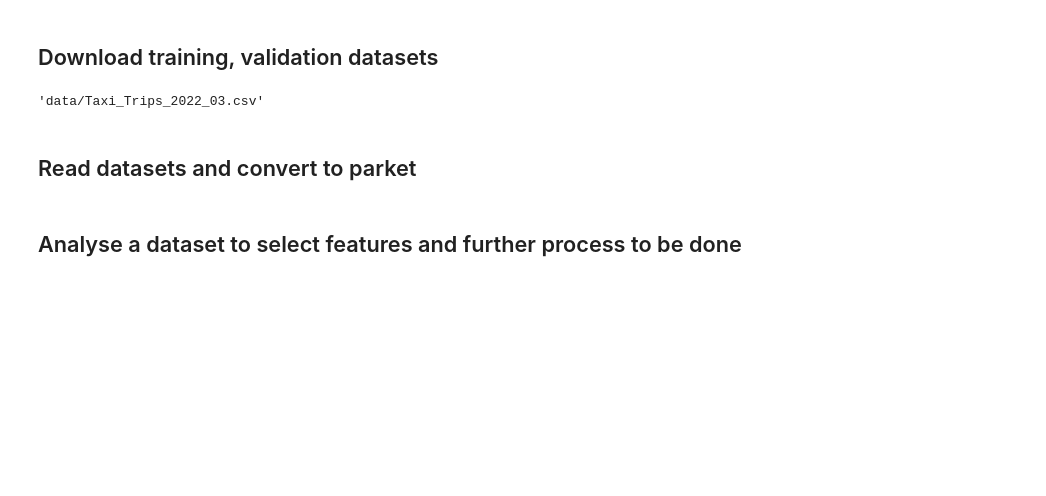
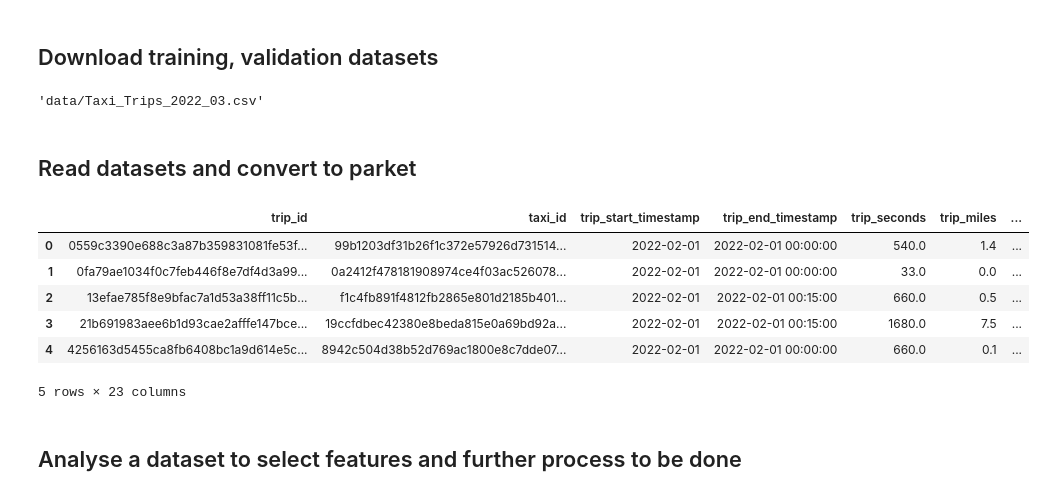
Before and after one commit to MarcosMJD/mlops-chicago-taxi, a Jupyter notebook: sources/development/model_development.ipynb, the cells around one changed output. Saved outputs shown, nothing was run; the diff lists cells and outputs as text; code cells hidden in the pictures; blank space fills up the shorter version.

```diff
--- a/sources/development/model_development.ipynb
+++ b/sources/development/model_development.ipynb
@@ -99,8 +110,8 @@ download_dataset(datetime(2022,VAL_MONTH,1),datetime(2022,VAL_MONTH,2), VAL_PATH
 # %% [markdown]
 ## Read datasets and convert to parket
 # %%
-def read_dataframe_csv(filename: str, parse_dates: List[str]=[]):
-    df = pd.read_csv(filename, parse_dates=parse_dates)
+def read_dataframe_csv(filename: str, parse_dates: List[str]=[], dtype={'Pickup Community Area':str,'Dropoff Community Area':str}):
+    df = pd.read_csv(filename, parse_dates=parse_dates, dtype=dtype)
     df.columns = df.columns.str.lower().str.replace(' ','_')
     output_file_name = filename.replace('csv','parquet')
     df.to_parquet(output_file_name,engine='pyarrow',index=None)
@@ -114,3 +127,13 @@ df_raw_val = pd.read_parquet(read_dataframe_csv(filename=VAL_PATHFILE, parse_dat
+# %%
+df_raw_train.head()
+# %% [output]
+|  | trip_id | taxi_id | trip_start_timestamp | trip_end_timestamp | trip_seconds | trip_miles | ... |
+| 0 | 0559c3390e688c3a87b359831081fe53f... | 99b1203df31b26f1c372e57926d731514... | 2022-02-01 | 2022-02-01 00:00:00 | 540.0 | 1.4 | ... |
+| 1 | 0fa79ae1034f0c7feb446f8e7df4d3a99... | 0a2412f478181908974ce4f03ac526078... | 2022-02-01 | 2022-02-01 00:00:00 | 33.0 | 0.0 | ... |
+| 2 | 13efae785f8e9bfac7a1d53a38ff11c5b... | f1c4fb891f4812fb2865e801d2185b401... | 2022-02-01 | 2022-02-01 00:15:00 | 660.0 | 0.5 | ... |
+| 3 | 21b691983aee6b1d93cae2afffe147bce... | 19ccfdbec42380e8beda815e0a69bd92a... | 2022-02-01 | 2022-02-01 00:15:00 | 1680.0 | 7.5 | ... |
+| 4 | 4256163d5455ca8fb6408bc1a9d614e5c... | 8942c504d38b52d769ac1800e8c7dde07... | 2022-02-01 | 2022-02-01 00:00:00 | 660.0 | 0.1 | ... |
+5 rows × 23 columns
 # %% [markdown]
 ## Analyse a dataset to select features and further process to be done
 # %%
```
Also changed, not shown: parts of 34 cells of this notebook, 59 other files.
